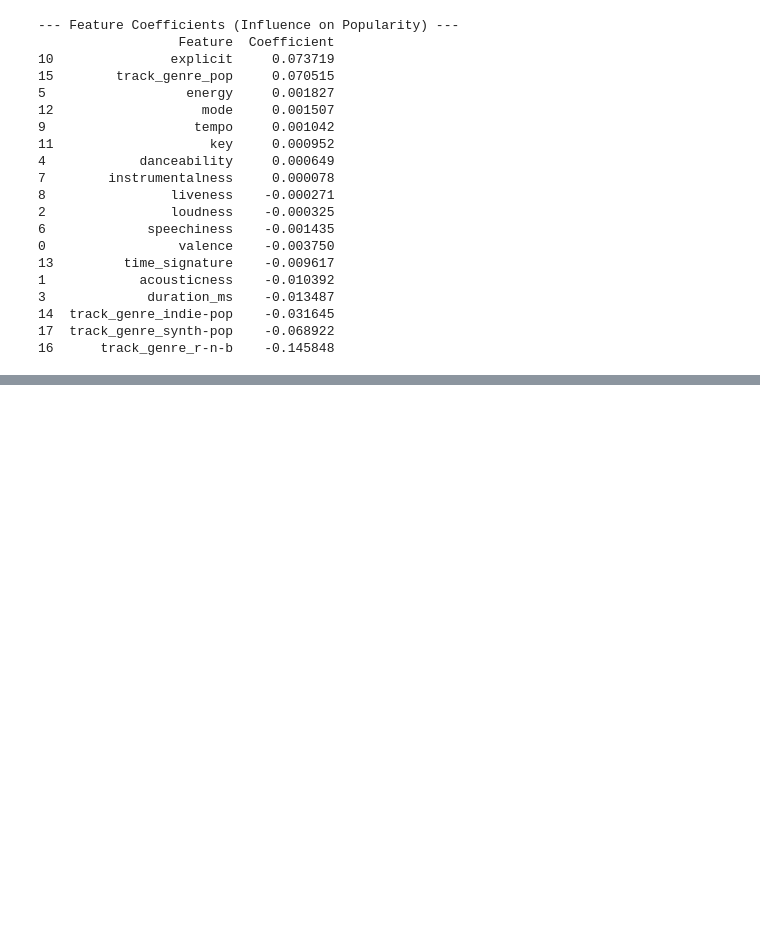
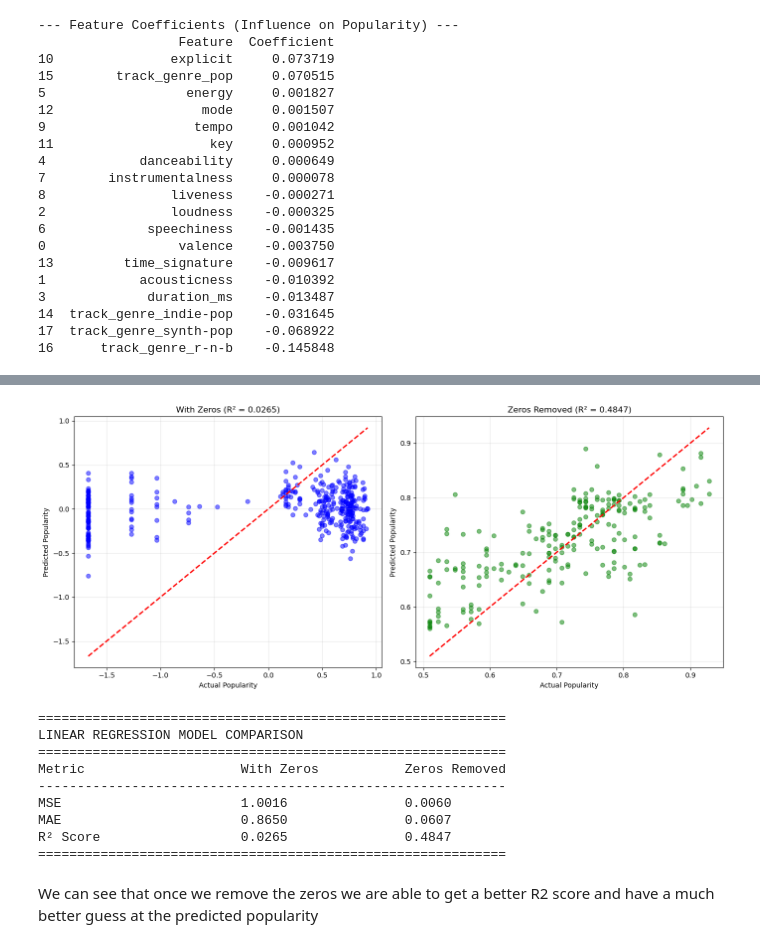
Before and after one commit to SamuelHellqvist/CS4168-DATA-MINING-UL----Project, a Jupyter notebook: linear_regression.ipynb, the cells around one changed output, grey strips where cells are left out. Cells and saved outputs as stored; diff of their text form; code cells hidden in the pictures; blank space fills up the shorter version.

```diff
--- a/linear_regression.ipynb
+++ b/linear_regression.ipynb
@@ -83,0 +223,46 @@ print(coefficients)
+# %%
+# Compare Actual vs Predicted plots side by side
+fig, axes = plt.subplots(1, 2, figsize=(14, 6))
+
+# Left plot: With zeros kept in
+axes[0].scatter(y_test0, y_pred0, alpha=0.5, color='blue')
+axes[0].plot([y_test0.min(), y_test0.max()], [y_test0.min(), y_test0.max()], 'r--', lw=2)
+axes[0].set_xlabel('Actual Popularity')
+axes[0].set_ylabel('Predicted Popularity')
+axes[0].set_title(f'With Zeros (R² = {r20:.4f})')
+axes[0].grid(True, alpha=0.3)
+
+# Right plot: With zeros removed
+axes[1].scatter(y_test, y_pred, alpha=0.5, color='green')
+axes[1].plot([y_test.min(), y_test.max()], [y_test.min(), y_test.max()], 'r--', lw=2)
+axes[1].set_xlabel('Actual Popularity')
+axes[1].set_ylabel('Predicted Popularity')
+axes[1].set_title(f'Zeros Removed (R² = {r2:.4f})')
+axes[1].grid(True, alpha=0.3)
+
+plt.tight_layout()
+plt.show()
+
+# Print side-by-side comparison of MAE, MSE and R2
+print("\n" + "="*60)
+print("LINEAR REGRESSION MODEL COMPARISON")
+print("="*60)
+print(f"{'Metric':<25} {'With Zeros':<20} {'Zeros Removed':<20}")
+print("-"*60)
+print(f"{'MSE':<25} {mse0:<20.4f} {mse:<20.4f}")
+print(f"{'MAE':<25} {mae0:<20.4f} {mae:<20.4f}")
+print(f"{'R² Score':<25} {r20:<20.4f} {r2:<20.4f}")
+print("="*60)
+# %% [output]
+[figure, added]
+============================================================
+LINEAR REGRESSION MODEL COMPARISON
+============================================================
+Metric                    With Zeros           Zeros Removed
+------------------------------------------------------------
+MSE                       1.0016               0.0060
+MAE                       0.8650               0.0607
+R² Score                  0.0265               0.4847
+============================================================
+# %% [markdown]
+We can see that once we remove the zeros we are able to get a better R2 score and have a much better guess at the predicted popularity
```
Also changed, not shown: parts of 10 cells of this notebook, 2 other files.
